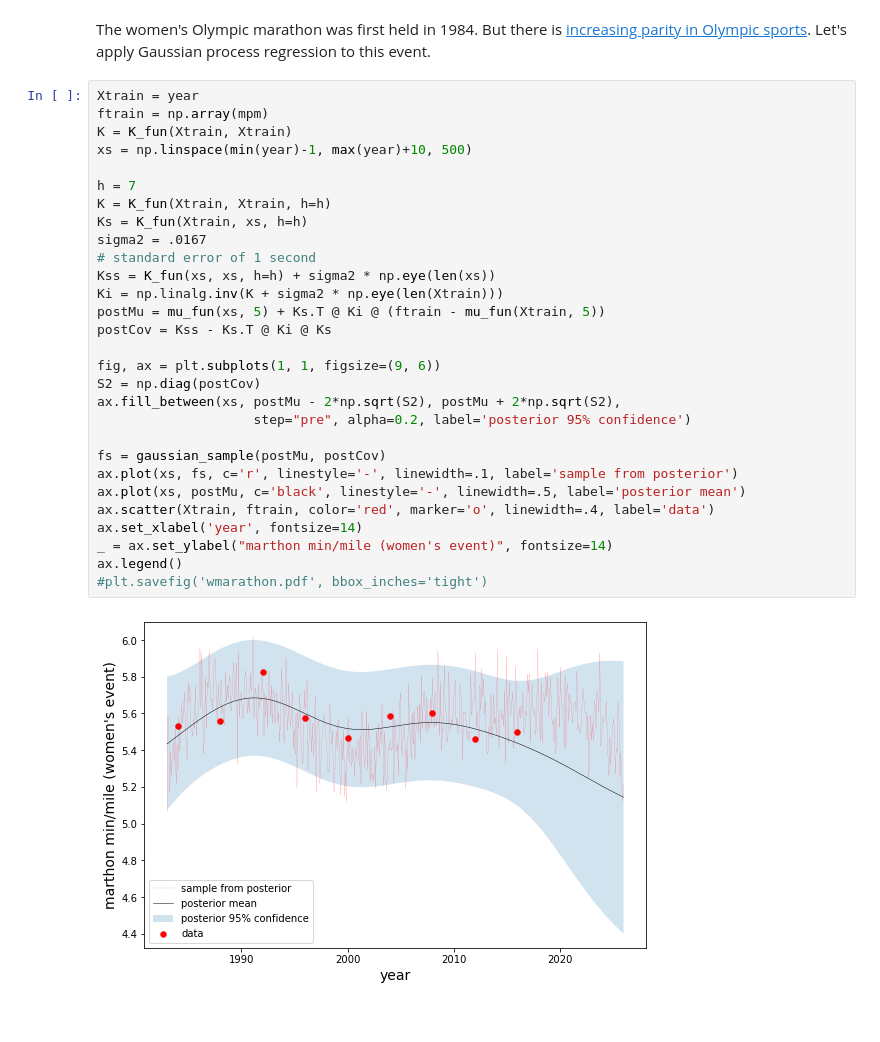
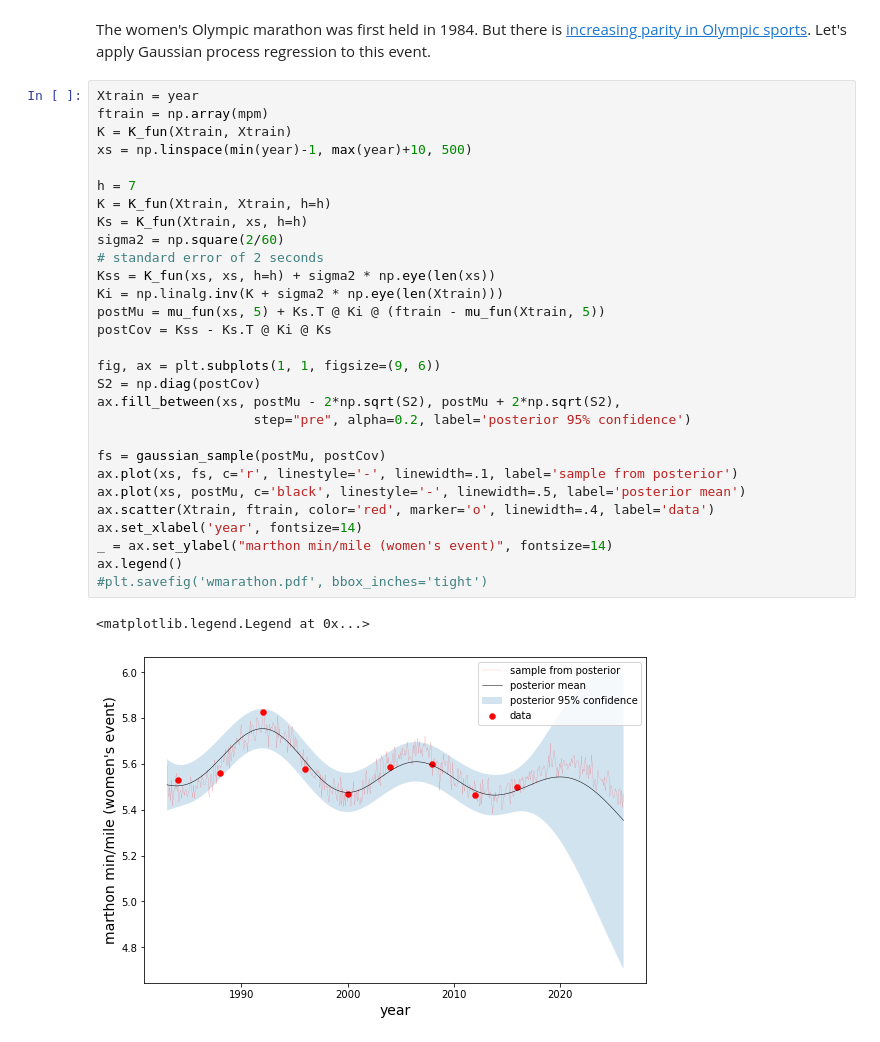
Before and after one commit to WangHaiYang874/sds365-fa23, a Jupyter notebook: demos/gaussian_processes/gp_demo.ipynb, the cells around one changed output. Drawn from its saved outputs; the diff is of its cells as text.

```diff
--- a/demos/gaussian_processes/gp_demo.ipynb
+++ b/demos/gaussian_processes/gp_demo.ipynb
@@ -280,31 +281,32 @@ Let's apply Gaussian process regression to this event.
 # %%
 Xtrain = year
 ftrain = np.array(mpm)
 K = K_fun(Xtrain, Xtrain)
 xs = np.linspace(min(year)-1, max(year)+10, 500)
 
 h = 7
 K = K_fun(Xtrain, Xtrain, h=h)
 Ks = K_fun(Xtrain, xs, h=h)
-sigma2 = .0167
-# standard error of 1 second
+sigma2 = np.square(2/60)
+# standard error of 2 seconds
 Kss = K_fun(xs, xs, h=h) + sigma2 * np.eye(len(xs))
 Ki = np.linalg.inv(K + sigma2 * np.eye(len(Xtrain)))
 postMu = mu_fun(xs, 5) + Ks.T @ Ki @ (ftrain - mu_fun(Xtrain, 5))
 postCov = Kss - Ks.T @ Ki @ Ks
 
 fig, ax = plt.subplots(1, 1, figsize=(9, 6))
 S2 = np.diag(postCov)
 ax.fill_between(xs, postMu - 2*np.sqrt(S2), postMu + 2*np.sqrt(S2),
                     step="pre", alpha=0.2, label='posterior 95% confidence')
 
 fs = gaussian_sample(postMu, postCov)
 ax.plot(xs, fs, c='r', linestyle='-', linewidth=.1, label='sample from posterior')
 ax.plot(xs, postMu, c='black', linestyle='-', linewidth=.5, label='posterior mean')
 ax.scatter(Xtrain, ftrain, color='red', marker='o', linewidth=.4, label='data')
 ax.set_xlabel('year', fontsize=14)
 _ = ax.set_ylabel("marthon min/mile (women's event)", fontsize=14)
 ax.legend()
 #plt.savefig('wmarathon.pdf', bbox_inches='tight')
 # %% [output]
+<matplotlib.legend.Legend at 0x...>
-[figure, old version]
+[figure, new version]
```
Also changed, not shown: parts of 3 cells of this notebook, 1 other file.
